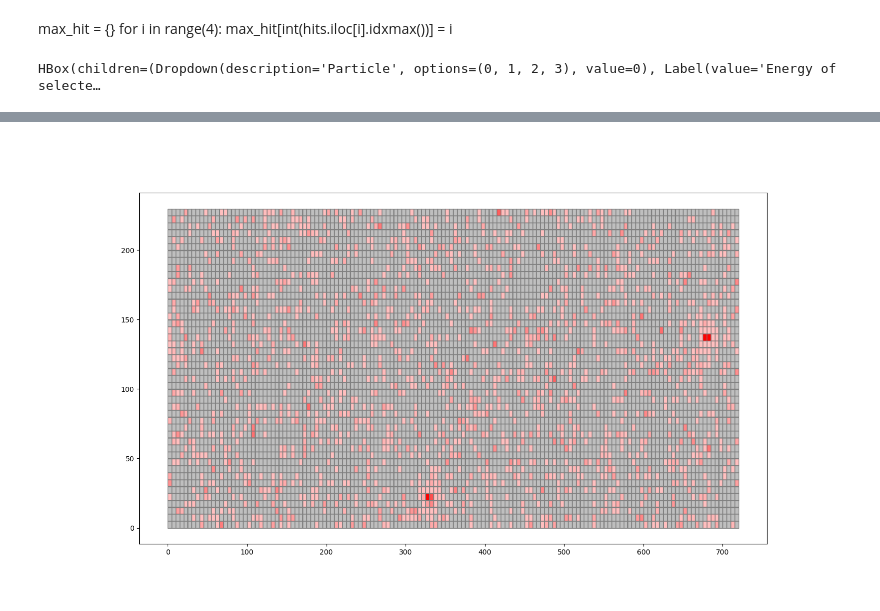
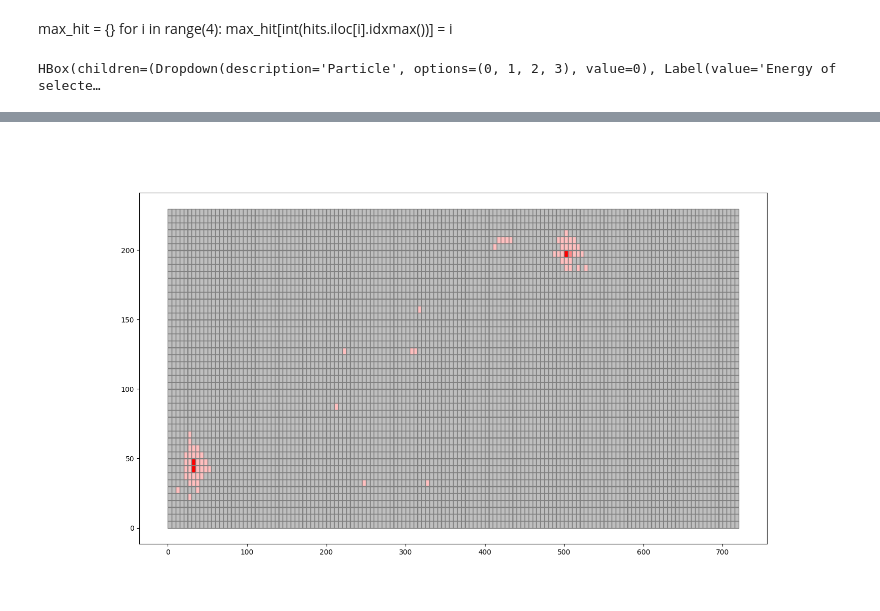
Before and after one commit to haide-i/Masterclass-BelleII, a Jupyter notebook: Prototype.ipynb, the cells around one changed output, grey strips where cells are left out. Cells and saved outputs as stored; diff of their text form; code cells hidden in the pictures.

```diff
--- a/Prototype.ipynb
+++ b/Prototype.ipynb
@@ -20,0 +14,2 @@ Tab(children=(VBox(children=(FloatSlider(value=9.592112158709686, description='r
+# %%
+path = 'EEMuMu/fourparticles_10.h5'
@@ -23,9 +25,9 @@ max_hit = {}
 for i in range(4):
     max_hit[int(hits.iloc[i].idxmax())] = i
 # %%
-ew = ECLWidget('EEEE/0_allcomb_0.h5', noise_rate = 0.25, )
+ew = ECLWidget(path, noise_rate = 0.0, )
 ew.show()
 # %% [output]
 HBox(children=(Dropdown(description='Particle', options=(0, 1, 2, 3), value=0), Label(value='Energy of selecte…
 [interactive output not drawn]
-[figure, old version]
+[figure, new version]
```
Also changed, not shown: parts of 2 cells of this notebook, 50 other files.
